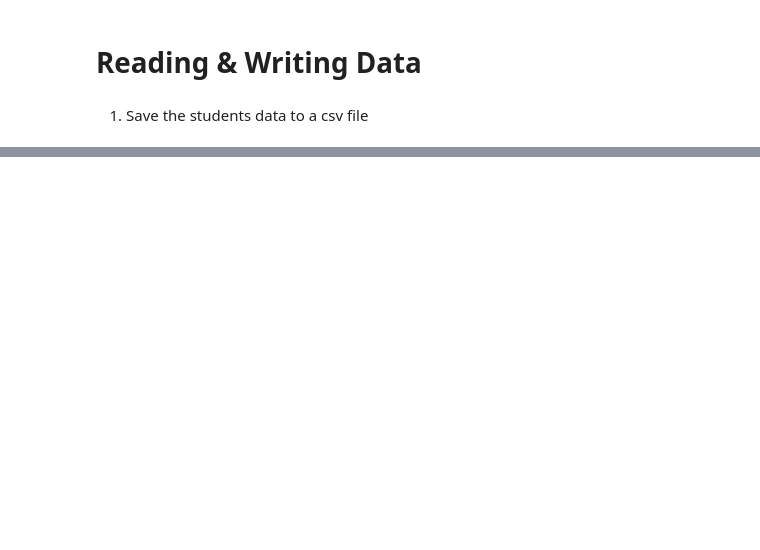
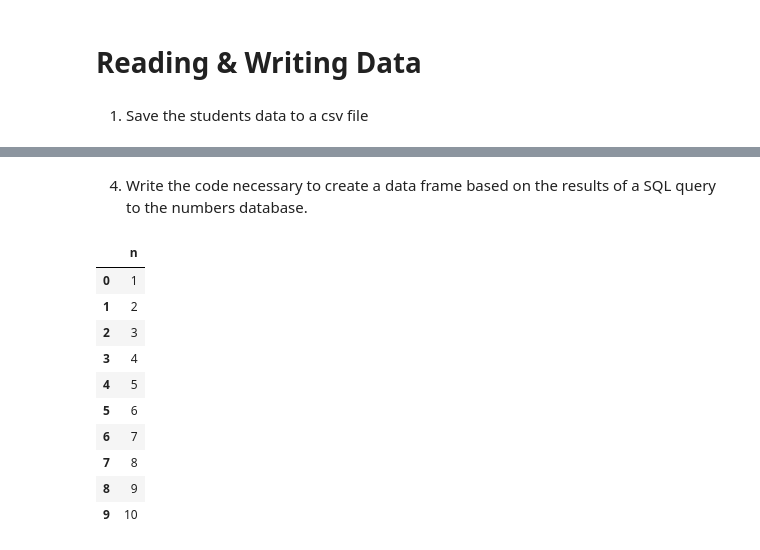
Before and after one commit to matthewzapata/python-exercises, a Jupyter notebook: pandas_mini_exercises.ipynb, the cells around one changed output, grey strips where cells are left out. Drawn from its saved outputs; the diff is of its cells as text; code cells hidden in the pictures; blank space fills up the shorter version.

```diff
--- a/pandas_mini_exercises.ipynb
+++ b/pandas_mini_exercises.ipynb
@@ -340,0 +418,21 @@ students.plot.scatter('shoe_size', 'fave_num')
+# %% [markdown]
+4) Write the code necessary to create a data frame based on the results of a SQL query to the numbers database.
+# %%
+from env import get_connection
+import pandas as pd
+
+dbc = get_connection('numbers')
+numbers_df = pd.read_sql('SELECT * FROM numbers', dbc)
+numbers_df
+# %% [output]
+|  | n |
+| 0 | 1 |
+| 1 | 2 |
+| 2 | 3 |
+| 3 | 4 |
+| 4 | 5 |
+| 5 | 6 |
+| 6 | 7 |
+| 7 | 8 |
+| 8 | 9 |
+| 9 | 10 |
```
Also changed, not shown: parts of 27 cells of this notebook, 1 other file.
